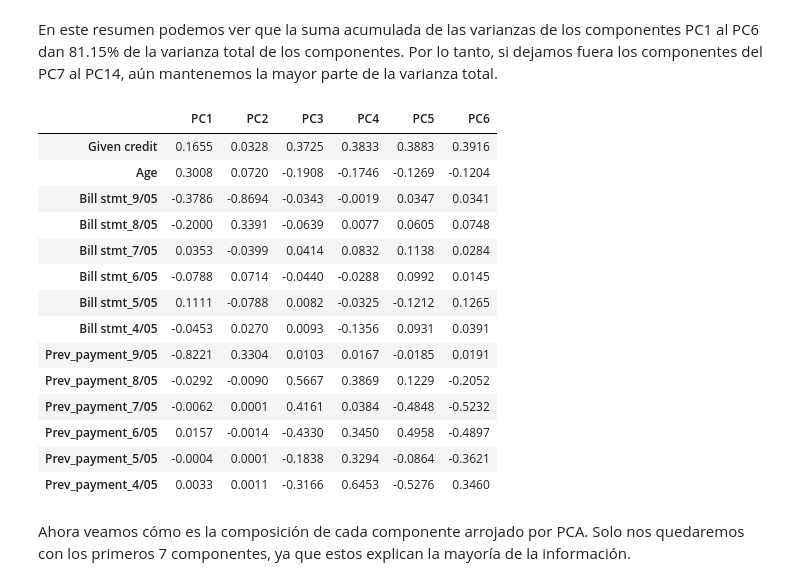
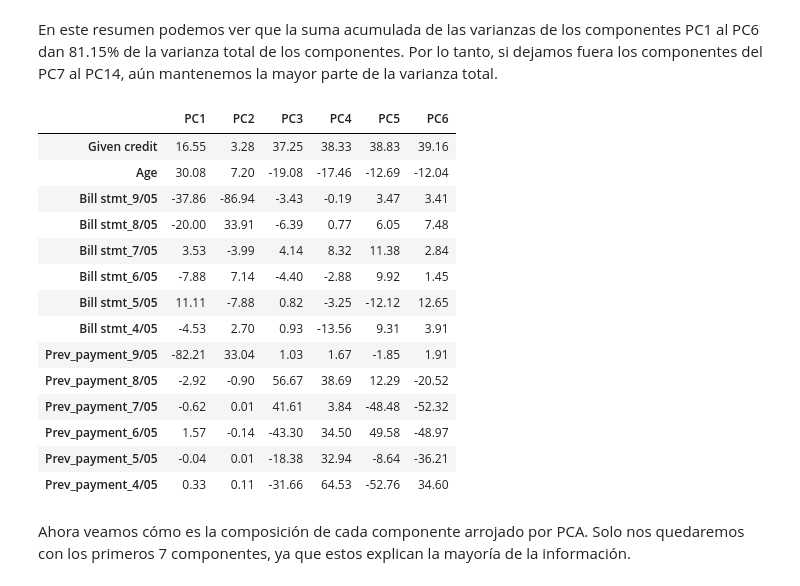
Before and after one commit to PosgradoMNA/Proyecto-final-Equipo-135, a Jupyter notebook: Actividad_Semanal_4_Transformación_y_Reducción_de_datos.ipynb, the cells around one changed output. Drawn from its saved outputs; the diff is of its cells as text; code cells hidden in the pictures.

```diff
--- a/Actividad_Semanal_4_Transformación_y_Reducción_de_datos.ipynb
+++ b/Actividad_Semanal_4_Transformación_y_Reducción_de_datos.ipynb
@@ -752,27 +611,27 @@ pcsSummary_df
 En este resumen podemos ver que la suma acumulada de las varianzas de los componentes PC1 al PC6 dan 81.15% de la varianza total de los componentes. Por lo tanto, si dejamos fuera los componentes del PC7 al PC14, aún mantenemos la mayor parte de la varianza total.
 # %%
 cmpts_df = pd.DataFrame(
-pcs.components_.round(4), # pcs.components nos da los pesos de cada uno de los componentes
+pcs.components_.round(4) * 100, # pcs.components nos da los pesos de cada uno de los componentes
 columns = pcs_df.columns, # Cada columna muestra cada uno de los componentes.
 index = scaled_df.columns) #Las filas = variables originales
 
 cmpts_df.iloc[:,:6]
 # %% [output]
 |  | PC1 | PC2 | PC3 | PC4 | PC5 | PC6 |
-| Given credit | 0.1655 | 0.0328 | 0.3725 | 0.3833 | 0.3883 | 0.3916 |
-| Age | 0.3008 | 0.0720 | -0.1908 | -0.1746 | -0.1269 | -0.1204 |
-| Bill stmt_9/05 | -0.3786 | -0.8694 | -0.0343 | -0.0019 | 0.0347 | 0.0341 |
-| Bill stmt_8/05 | -0.2000 | 0.3391 | -0.0639 | 0.0077 | 0.0605 | 0.0748 |
-| Bill stmt_7/05 | 0.0353 | -0.0399 | 0.0414 | 0.0832 | 0.1138 | 0.0284 |
-| Bill stmt_6/05 | -0.0788 | 0.0714 | -0.0440 | -0.0288 | 0.0992 | 0.0145 |
-| Bill stmt_5/05 | 0.1111 | -0.0788 | 0.0082 | -0.0325 | -0.1212 | 0.1265 |
-| Bill stmt_4/05 | -0.0453 | 0.0270 | 0.0093 | -0.1356 | 0.0931 | 0.0391 |
-| Prev_payment_9/05 | -0.8221 | 0.3304 | 0.0103 | 0.0167 | -0.0185 | 0.0191 |
-| Prev_payment_8/05 | -0.0292 | -0.0090 | 0.5667 | 0.3869 | 0.1229 | -0.2052 |
-| Prev_payment_7/05 | -0.0062 | 0.0001 | 0.4161 | 0.0384 | -0.4848 | -0.5232 |
-| Prev_payment_6/05 | 0.0157 | -0.0014 | -0.4330 | 0.3450 | 0.4958 | -0.4897 |
-| Prev_payment_5/05 | -0.0004 | 0.0001 | -0.1838 | 0.3294 | -0.0864 | -0.3621 |
-| Prev_payment_4/05 | 0.0033 | 0.0011 | -0.3166 | 0.6453 | -0.5276 | 0.3460 |
+| Given credit | 16.55 | 3.28 | 37.25 | 38.33 | 38.83 | 39.16 |
+| Age | 30.08 | 7.20 | -19.08 | -17.46 | -12.69 | -12.04 |
+| Bill stmt_9/05 | -37.86 | -86.94 | -3.43 | -0.19 | 3.47 | 3.41 |
+| Bill stmt_8/05 | -20.00 | 33.91 | -6.39 | 0.77 | 6.05 | 7.48 |
+| Bill stmt_7/05 | 3.53 | -3.99 | 4.14 | 8.32 | 11.38 | 2.84 |
+| Bill stmt_6/05 | -7.88 | 7.14 | -4.40 | -2.88 | 9.92 | 1.45 |
+| Bill stmt_5/05 | 11.11 | -7.88 | 0.82 | -3.25 | -12.12 | 12.65 |
+| Bill stmt_4/05 | -4.53 | 2.70 | 0.93 | -13.56 | 9.31 | 3.91 |
+| Prev_payment_9/05 | -82.21 | 33.04 | 1.03 | 1.67 | -1.85 | 1.91 |
+| Prev_payment_8/05 | -2.92 | -0.90 | 56.67 | 38.69 | 12.29 | -20.52 |
+| Prev_payment_7/05 | -0.62 | 0.01 | 41.61 | 3.84 | -48.48 | -52.32 |
+| Prev_payment_6/05 | 1.57 | -0.14 | -43.30 | 34.50 | 49.58 | -48.97 |
+| Prev_payment_5/05 | -0.04 | 0.01 | -18.38 | 32.94 | -8.64 | -36.21 |
+| Prev_payment_4/05 | 0.33 | 0.11 | -31.66 | 64.53 | -52.76 | 34.60 |
 # %% [markdown]
 Ahora veamos cómo es la composición de cada componente arrojado por PCA. Solo nos quedaremos con los primeros 7 componentes, ya que estos explican la mayoría de la información.
 # %% [markdown]
```
Also changed, not shown: parts of 62 cells of this notebook.
